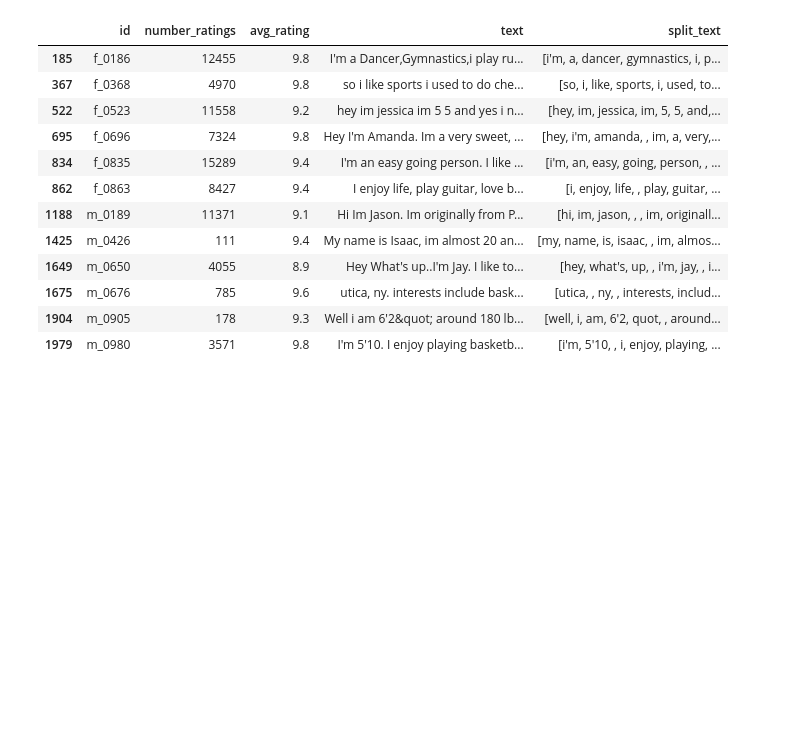
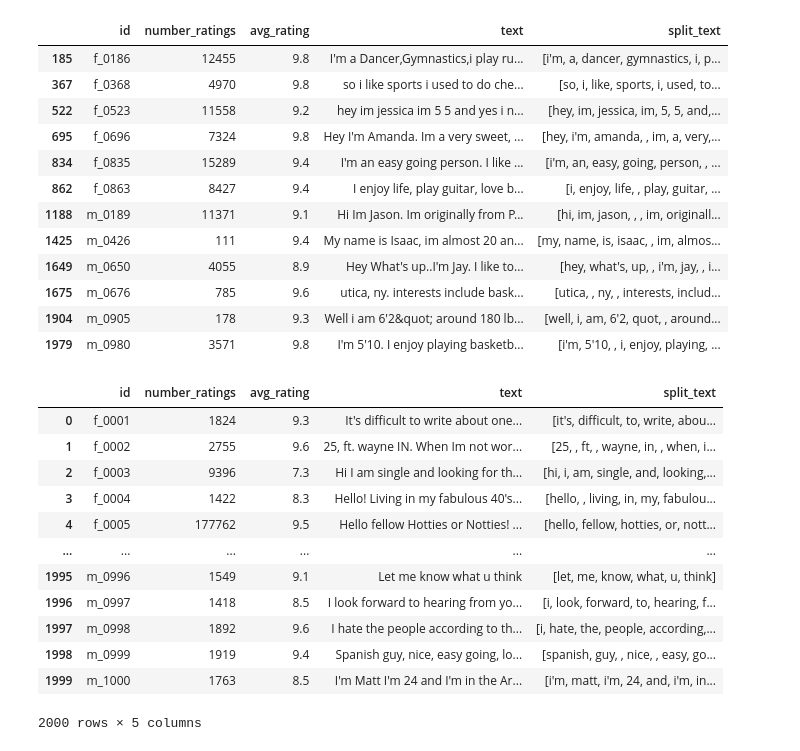
Before and after one commit to maxxelbax/ML-Project, a Jupyter notebook: data_analysis.ipynb, the cells around one changed output. Cells and saved outputs as stored; diff of their text form; code cells hidden in the pictures; blank space fills up the shorter version.

```diff
--- a/data_analysis.ipynb
+++ b/data_analysis.ipynb
@@ -47,3 +61,19 @@ df.loc[df['text'].str.contains('basketball')]
 | 1675 | m_0676 | 785 | 9.6 | utica, ny. interests include bask... | [utica, , ny, , interests, includ... |
 | 1904 | m_0905 | 178 | 9.3 | Well i am 6'2&quot; around 180 lb... | [well, i, am, 6'2, quot, , around... |
 | 1979 | m_0980 | 3571 | 9.8 | I'm 5'10. I enjoy playing basketb... | [i'm, 5'10, , i, enjoy, playing, ... |
+# %%
+df
+# %% [output]
+|  | id | number_ratings | avg_rating | text | split_text |
+| 0 | f_0001 | 1824 | 9.3 | It's difficult to write about one... | [it's, difficult, to, write, abou... |
+| 1 | f_0002 | 2755 | 9.6 | 25, ft. wayne IN. When Im not wor... | [25, , ft, , wayne, in, , when, i... |
+| 2 | f_0003 | 9396 | 7.3 | Hi I am single and looking for th... | [hi, i, am, single, and, looking,... |
+| 3 | f_0004 | 1422 | 8.3 | Hello! Living in my fabulous 40's... | [hello, , living, in, my, fabulou... |
+| 4 | f_0005 | 177762 | 9.5 | Hello fellow Hotties or Notties! ... | [hello, fellow, hotties, or, nott... |
+| ... | ... | ... | ... | ... | ... |
+| 1995 | m_0996 | 1549 | 9.1 | Let me know what u think | [let, me, know, what, u, think] |
+| 1996 | m_0997 | 1418 | 8.5 | I look forward to hearing from yo... | [i, look, forward, to, hearing, f... |
+| 1997 | m_0998 | 1892 | 9.6 | I hate the people according to th... | [i, hate, the, people, according,... |
+| 1998 | m_0999 | 1919 | 9.4 | Spanish guy, nice, easy going, lo... | [spanish, guy, , nice, , easy, go... |
+| 1999 | m_1000 | 1763 | 8.5 | I'm Matt I'm 24 and I'm in the Ar... | [i'm, matt, i'm, 24, and, i'm, in... |
+2000 rows × 5 columns
```
Also changed, not shown: parts of 5 cells of this notebook.
